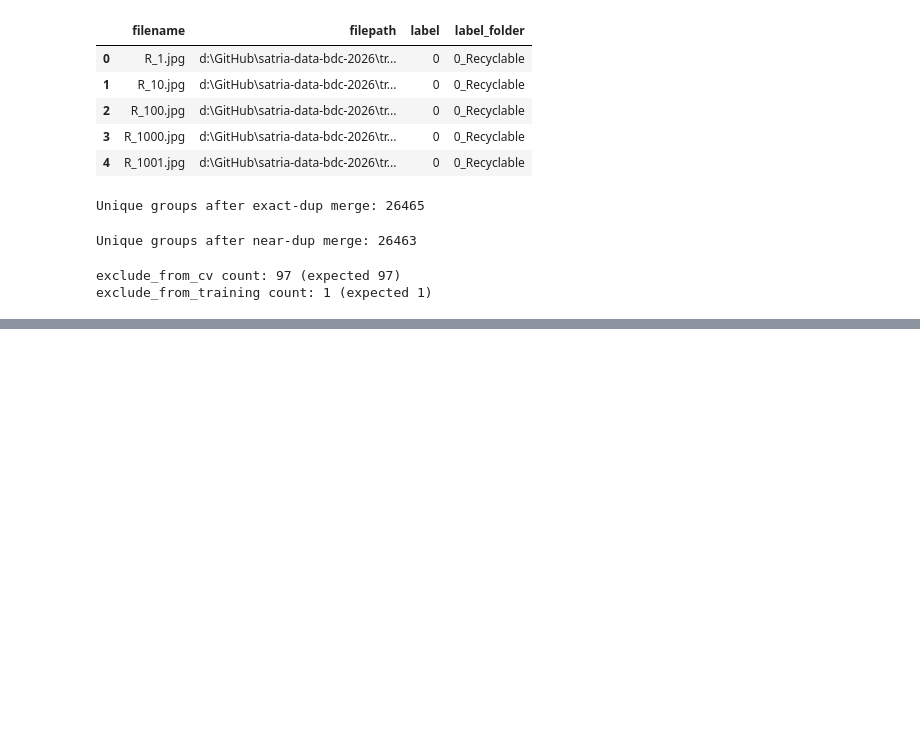
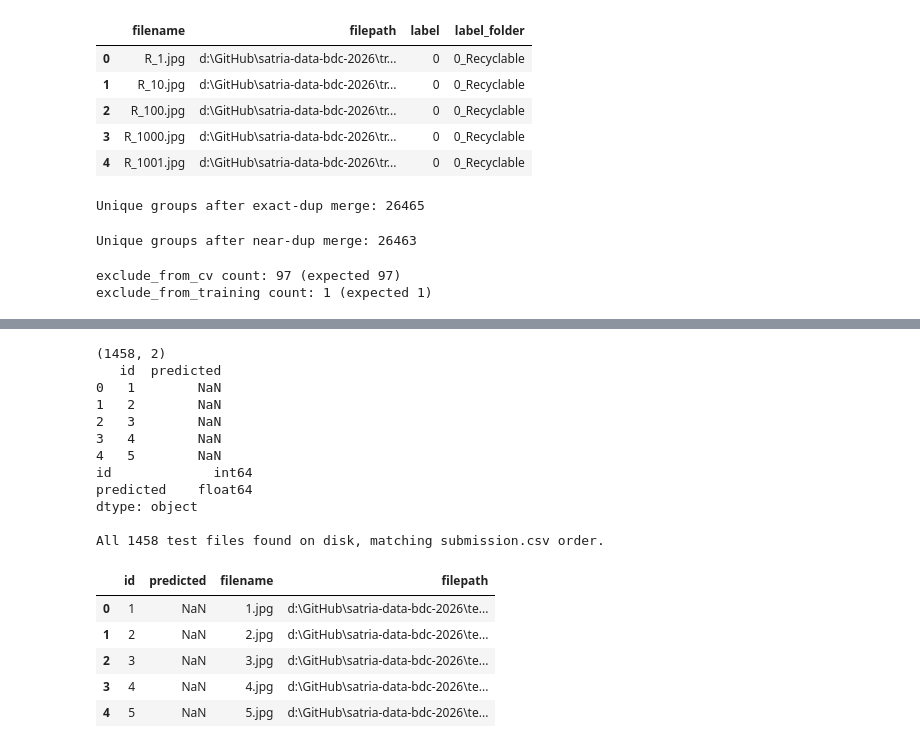
Before and after one commit to ababilkhoerulimam/multimodel-waste-classification-satriadata2026, a Jupyter notebook: satria_data_bdc.ipynb, the cells around one changed output, grey strips where cells are left out. Cells and saved outputs as stored; diff of their text form; code cells hidden in the pictures; blank space fills up the shorter version.

```diff
--- a/satria_data_bdc.ipynb
+++ b/satria_data_bdc.ipynb
@@ -878,0 +915,35 @@ train_master["fold"].value_counts().sort_index()
+# %%
+submission_df = pd.read_csv(submission_path)
+print(submission_df.shape)
+print(submission_df.head())
+print(submission_df.dtypes)
+
+# Build filename column explicitly from id (test files are named "{id}.jpg")
+submission_df["filename"] = submission_df["id"].astype(str) + ".jpg"
+submission_df["filepath"] = submission_df["filename"].apply(lambda f: str(test_dir / f))
+
+# Sanity: every expected test file must actually exist on disk
+missing = submission_df[~submission_df["filepath"].apply(lambda p: Path(p).exists())]
+assert len(missing) == 0, f"MISSING TEST FILES: {missing['filename'].tolist()}"
+
+print(f"\nAll {len(submission_df)} test files found on disk, matching submission.csv order.")
+submission_df.head()
+# %% [output]
+(1458, 2)
+   id  predicted
+0   1        NaN
+1   2        NaN
+2   3        NaN
+3   4        NaN
+4   5        NaN
+id             int64
+predicted    float64
+dtype: object
+
+All 1458 test files found on disk, matching submission.csv order.
+|  | id | predicted | filename | filepath |
+| 0 | 1 | NaN | 1.jpg | d:\GitHub\satria-data-bdc-2026\te... |
+| 1 | 2 | NaN | 2.jpg | d:\GitHub\satria-data-bdc-2026\te... |
+| 2 | 3 | NaN | 3.jpg | d:\GitHub\satria-data-bdc-2026\te... |
+| 3 | 4 | NaN | 4.jpg | d:\GitHub\satria-data-bdc-2026\te... |
+| 4 | 5 | NaN | 5.jpg | d:\GitHub\satria-data-bdc-2026\te... |
```
Also changed, not shown: parts of 6 cells of this notebook, 1 other file.
